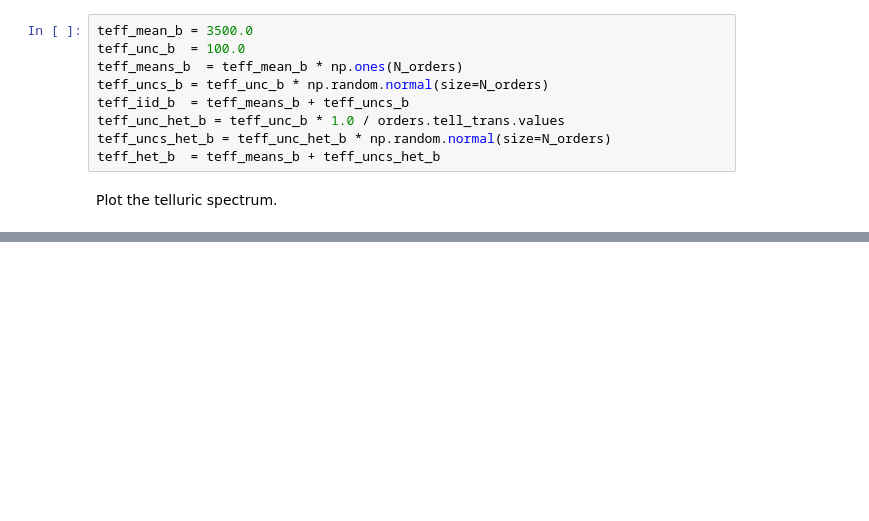
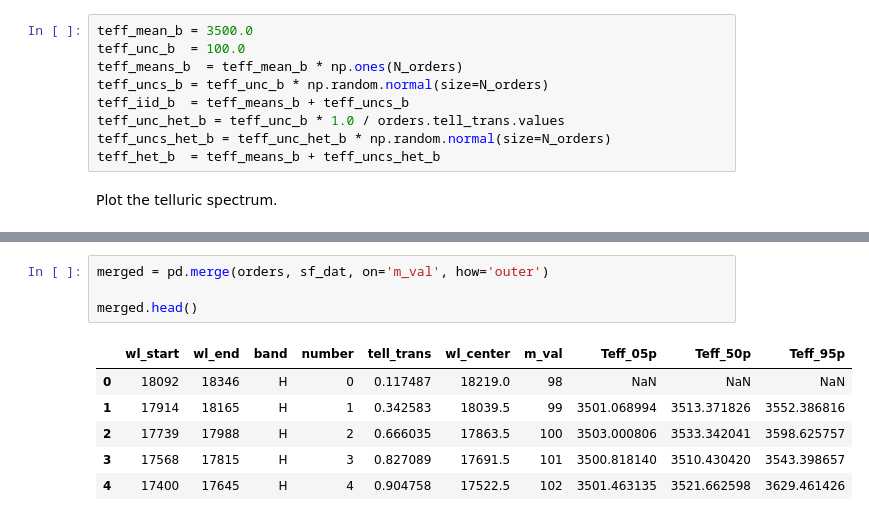
Before and after one commit to BrownDwarf/welter, a Jupyter notebook: notebooks/welter_issue005-01_predict_Teff_vs_order.ipynb, the cells around one changed output, grey strips where cells are left out. Cells and saved outputs as stored; diff of their text form; blank space fills up the shorter version.

```diff
--- a/notebooks/welter_issue005-01_predict_Teff_vs_order.ipynb
+++ b/notebooks/welter_issue005-01_predict_Teff_vs_order.ipynb
@@ -171,0 +196,11 @@ plt.savefig('../document/figures/teff_vs_order.pdf', bbox_inches='tight')
+# %%
+merged = pd.merge(orders, sf_dat, on='m_val', how='outer')
+
+merged.head()
+# %% [output]
+|  | wl_start | wl_end | band | number | tell_trans | wl_center | m_val | Teff_05p | Teff_50p | Teff_95p |
+| 0 | 18092 | 18346 | H | 0 | 0.117487 | 18219.0 | 98 | NaN | NaN | NaN |
+| 1 | 17914 | 18165 | H | 1 | 0.342583 | 18039.5 | 99 | 3501.068994 | 3513.371826 | 3552.386816 |
+| 2 | 17739 | 17988 | H | 2 | 0.666035 | 17863.5 | 100 | 3503.000806 | 3533.342041 | 3598.625757 |
+| 3 | 17568 | 17815 | H | 3 | 0.827089 | 17691.5 | 101 | 3500.818140 | 3510.430420 | 3543.398657 |
+| 4 | 17400 | 17645 | H | 4 | 0.904758 | 17522.5 | 102 | 3501.463135 | 3521.662598 | 3629.461426 |
```
Also changed, not shown: parts of 11 cells of this notebook.
